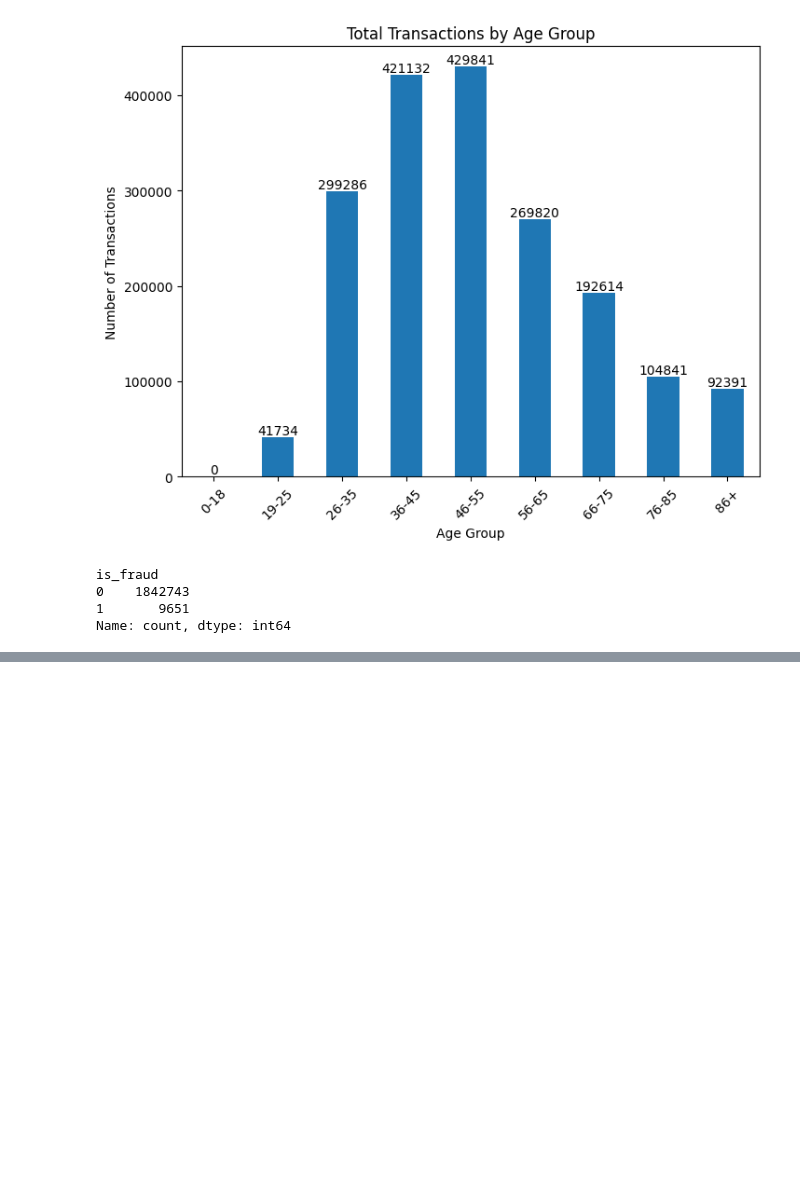
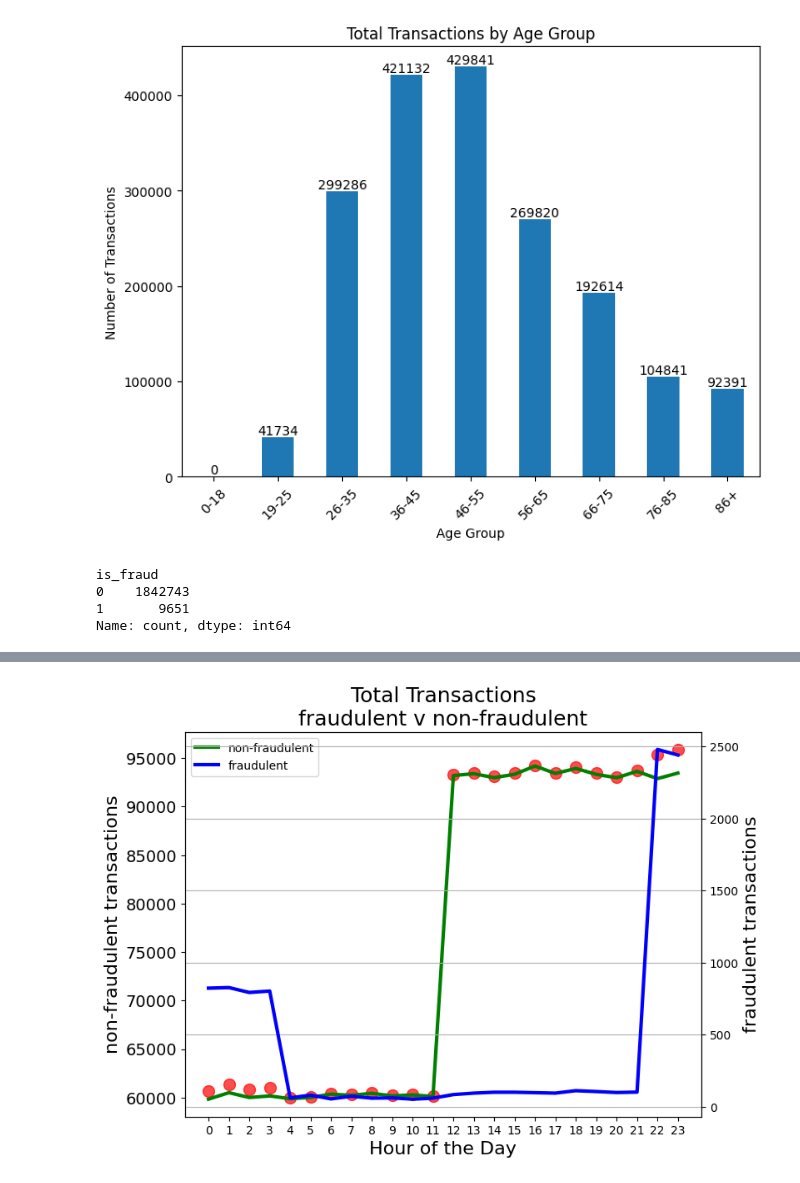
Before and after one commit to newguy7/DataScienceProjects, a Jupyter notebook: Credit_Card_Transactions_Fraud_Detection.ipynb, the cells around one changed output, grey strips where cells are left out. Saved outputs shown, nothing was run; the diff lists cells and outputs as text; code cells hidden in the pictures; blank space fills up the shorter version.

```diff
--- a/Credit_Card_Transactions_Fraud_Detection.ipynb
+++ b/Credit_Card_Transactions_Fraud_Detection.ipynb
@@ -312,0 +422,37 @@ clean_df.head()
+# %%
+# total transactions by hour
+total_trans = clean_df['hour'].value_counts().sort_index()
+
+# total non-fraudulent transactions by hour
+non_fraud_trans = clean_df[clean_df['is_fraud'] == 0]['hour'].value_counts().sort_index()
+
+# total fraudulent transactions by hour
+fraud_trans = clean_df[clean_df['is_fraud'] == 1]['hour'].value_counts().sort_index()
+
+plt.figure(figsize=(8,6))
+plt.title('Total Transactions\nfraudulent v non-fraudulent', fontsize=18)
+plt.yticks(fontsize=14)
+plt.xticks(fraud_trans.index)
+
+ax1=plt.gca()
+ax2 = ax1.twinx() #create second y-axis
+
+# plot the total transactions
+ax1.scatter(x=total_trans.index, y=total_trans.values,c='red',alpha=0.7,s=100)
+
+# Plot non-fraudulent transactions
+line1, = ax1.plot(non_fraud_trans.index,non_fraud_trans.values, c='green', linewidth=3,label='non-fraudulent')
+ax1.set_xlabel('Hour of the Day',fontsize=16)
+ax1.set_ylabel('non-fraudulent transactions',fontsize=16)
+
+# Plot fraudulent transactions
+line2, = ax2.plot(fraud_trans.index, fraud_trans.values, c='blue', linewidth=3,label='fraudulent')
+ax2.set_ylabel('fraudulent transactions',fontsize=16)
+
+# Combine the legends from both axes
+ax1.legend(handles=[line1, line2], loc='upper left')
+
+plt.grid()
+plt.show()
+# %% [output]
+[figure, added]
```
Also changed, not shown: parts of 14 cells of this notebook.
